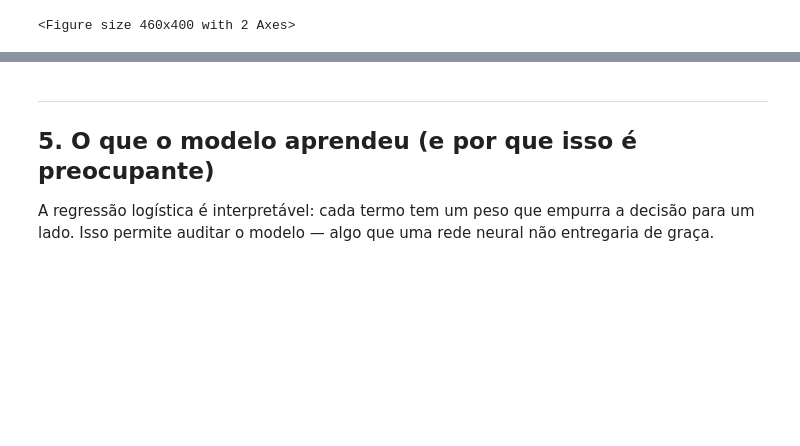
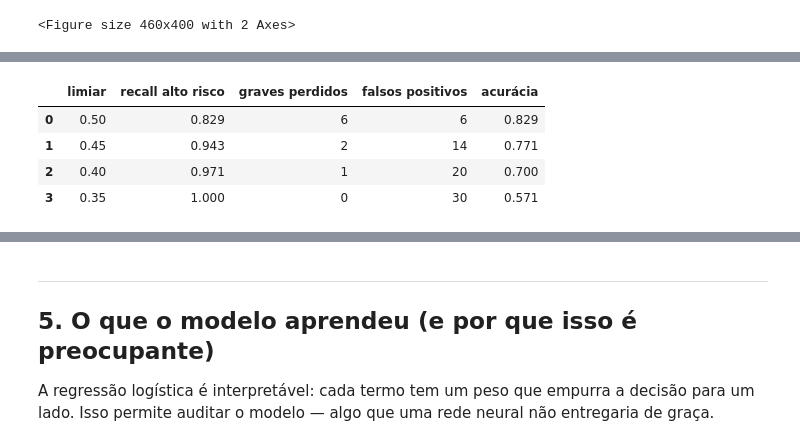
Before and after one commit to GuilhermeDidier/cardioia-fase2, a Jupyter notebook: notebooks/parte2_classificador_risco.ipynb, the cells around one changed output, grey strips where cells are left out. Saved outputs shown, nothing was run; the diff lists cells and outputs as text; code cells hidden in the pictures; blank space fills up the shorter version.

```diff
--- a/notebooks/parte2_classificador_risco.ipynb
+++ b/notebooks/parte2_classificador_risco.ipynb
@@ -207,0 +222,8 @@ para favorecer o recall de "alto risco", aceitando mais falsos positivos em troc
+# %%
+display(curva_limiar(base))
+# %% [output]
+|  | limiar | recall alto risco | graves perdidos | falsos positivos | acurácia |
+| 0 | 0.50 | 0.829 | 6 | 6 | 0.829 |
+| 1 | 0.45 | 0.943 | 2 | 14 | 0.771 |
+| 2 | 0.40 | 0.971 | 1 | 20 | 0.700 |
+| 3 | 0.35 | 1.000 | 0 | 30 | 0.571 |
```
Also changed, not shown: parts of 17 cells of this notebook, 15 other files.
